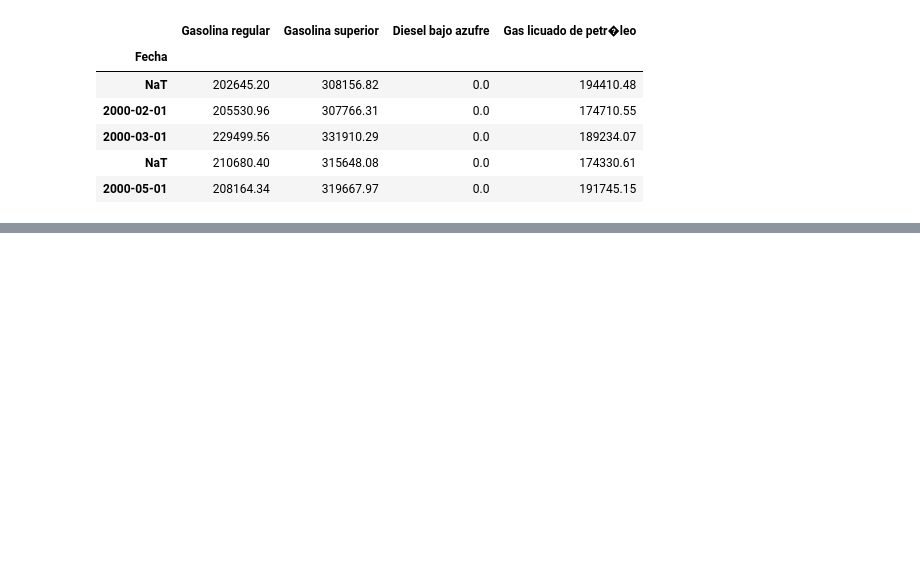
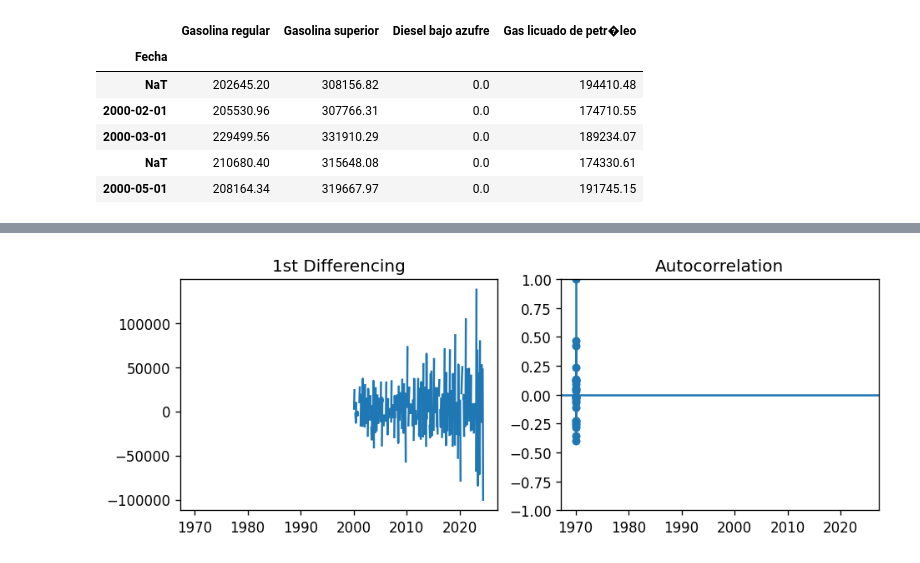
Before and after one commit to Sebas021210/Lab2-DS, a Jupyter notebook: Lab2.ipynb, the cells around one changed output, grey strips where cells are left out. Saved outputs shown, nothing was run; the diff lists cells and outputs as text; code cells hidden in the pictures; blank space fills up the shorter version.

```diff
--- a/Lab2.ipynb
+++ b/Lab2.ipynb
@@ -641,0 +689,12 @@ plt.show()
+# %%
+#optencion de q (MA) (Errores medios)
+plt.rcParams.update({'figure.figsize':(9,3), 'figure.dpi':120})
+
+fig, axes = plt.subplots(1, 2, sharex=True)
+axes[0].plot(consumos_df2['Gasolina regular'].diff()); axes[0].set_title('1st Differencing')
+axes[1].set(ylim=(0,1.2))
+plot_acf(consumos_df2['Gasolina regular'].diff().dropna(), ax=axes[1])
+
+plt.show()
+# %% [output]
+[figure, added]
```
Also changed, not shown: parts of 20 cells of this notebook.
